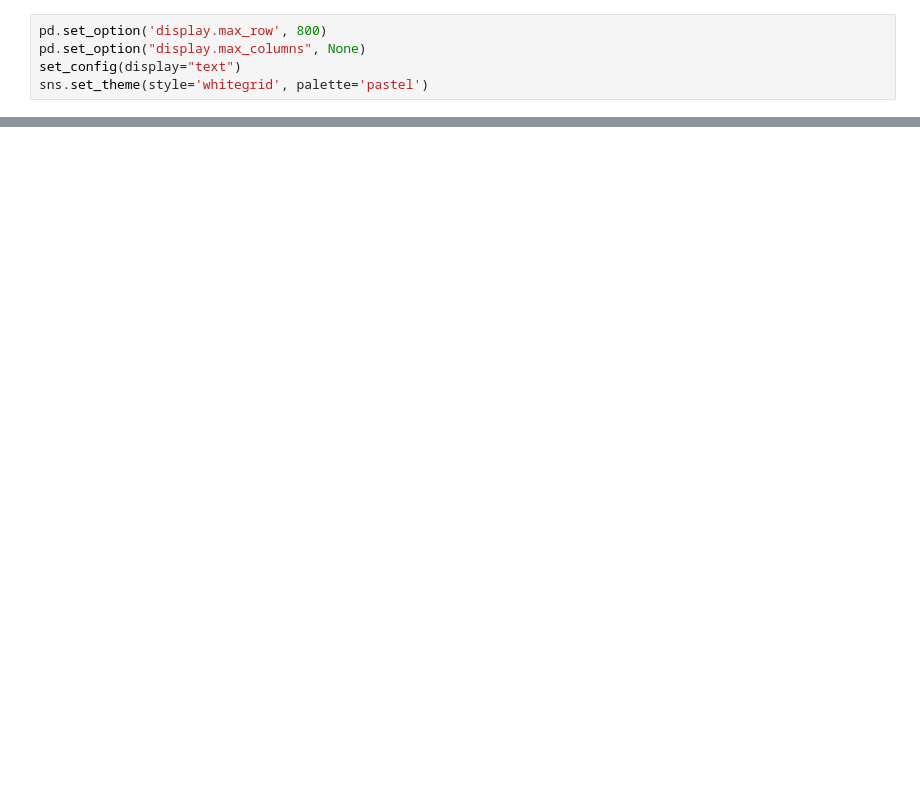
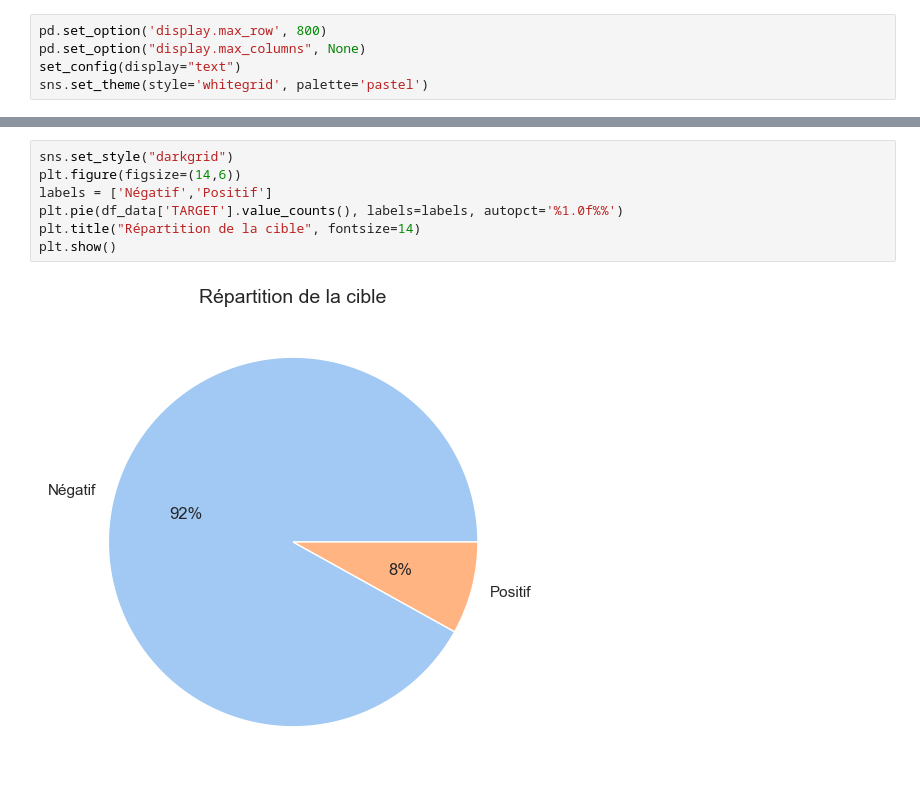
Before and after one commit to m322345/PF6, a Jupyter notebook: Modelisation2.ipynb, the cells around one changed output, grey strips where cells are left out. Drawn from its saved outputs; the diff is of its cells as text; blank space fills up the shorter version.

```diff
--- a/Modelisation2.ipynb
+++ b/Modelisation2.ipynb
@@ -331,0 +371,9 @@ df_data.describe()
+# %%
+sns.set_style("darkgrid")
+plt.figure(figsize=(14,6))
+labels = ['Négatif','Positif']
+plt.pie(df_data['TARGET'].value_counts(), labels=labels, autopct='%1.0f%%')
+plt.title("Répartition de la cible", fontsize=14)
+plt.show()
+# %% [output]
+[figure, added]
```
Also changed, not shown: parts of 63 cells of this notebook, 11 other files.
